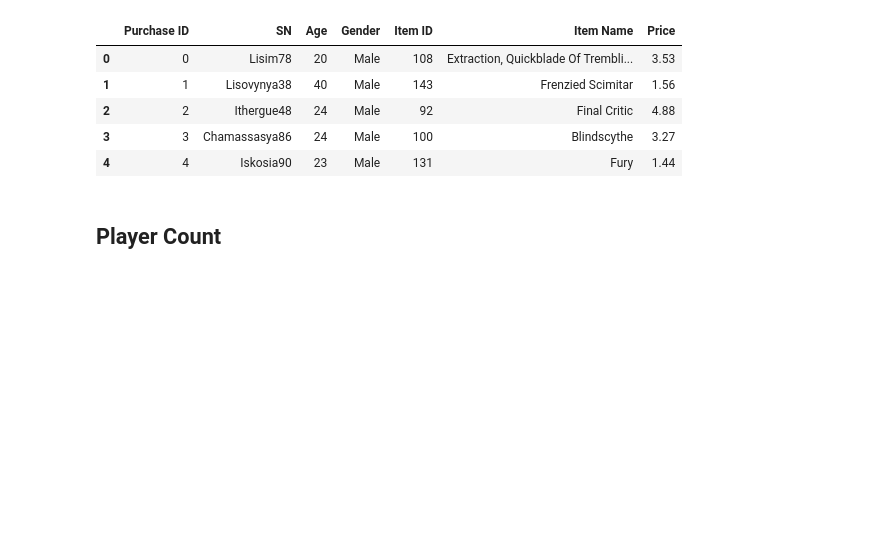
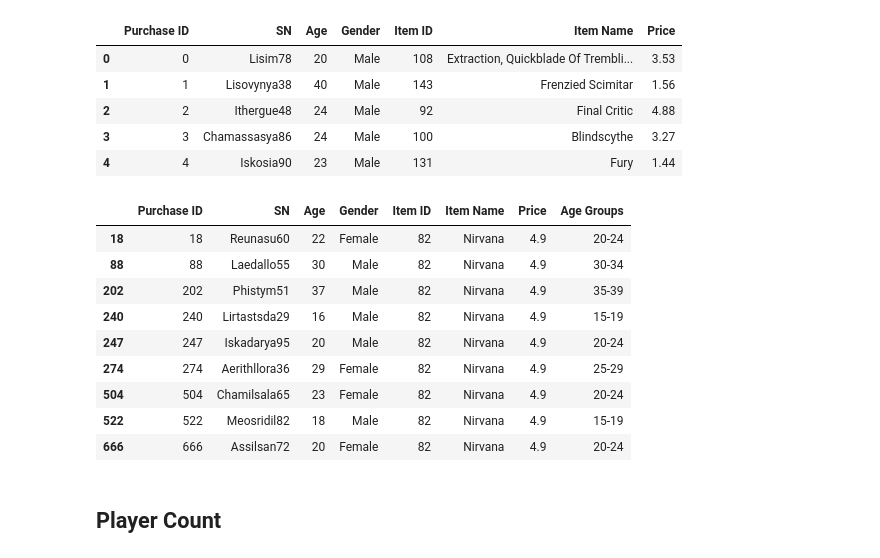
Before and after one commit to Krigerprinsesse/pandas, a Jupyter notebook: HeroesOfPymoli_starter.ipynb, the cells around one changed output. Cells and saved outputs as stored; diff of their text form; code cells hidden in the pictures; blank space fills up the shorter version.

```diff
--- a/HeroesOfPymoli_starter.ipynb
+++ b/HeroesOfPymoli_starter.ipynb
@@ -25,6 +25,19 @@ purchase_data.head()
 | 2 | 2 | Ithergue48 | 24 | Male | 92 | Final Critic | 4.88 |
 | 3 | 3 | Chamassasya86 | 24 | Male | 100 | Blindscythe | 3.27 |
 | 4 | 4 | Iskosia90 | 23 | Male | 131 | Fury | 1.44 |
+# %%
+item_prices = purchase_data.loc[:, ['Item ID', 'Price']]
+# %% [output]
+|  | Purchase ID | SN | Age | Gender | Item ID | Item Name | Price | Age Groups |
+| 18 | 18 | Reunasu60 | 22 | Female | 82 | Nirvana | 4.9 | 20-24 |
+| 88 | 88 | Laedallo55 | 30 | Male | 82 | Nirvana | 4.9 | 30-34 |
+| 202 | 202 | Phistym51 | 37 | Male | 82 | Nirvana | 4.9 | 35-39 |
+| 240 | 240 | Lirtastsda29 | 16 | Male | 82 | Nirvana | 4.9 | 15-19 |
+| 247 | 247 | Iskadarya95 | 20 | Male | 82 | Nirvana | 4.9 | 20-24 |
+| 274 | 274 | Aerithllora36 | 29 | Female | 82 | Nirvana | 4.9 | 25-29 |
+| 504 | 504 | Chamilsala65 | 23 | Female | 82 | Nirvana | 4.9 | 20-24 |
+| 522 | 522 | Meosridil82 | 18 | Male | 82 | Nirvana | 4.9 | 15-19 |
+| 666 | 666 | Assilsan72 | 20 | Female | 82 | Nirvana | 4.9 | 20-24 |
 # %% [markdown]
 ## Player Count
 # %% [markdown]
```
Also changed, not shown: parts of 8 cells of this notebook.
